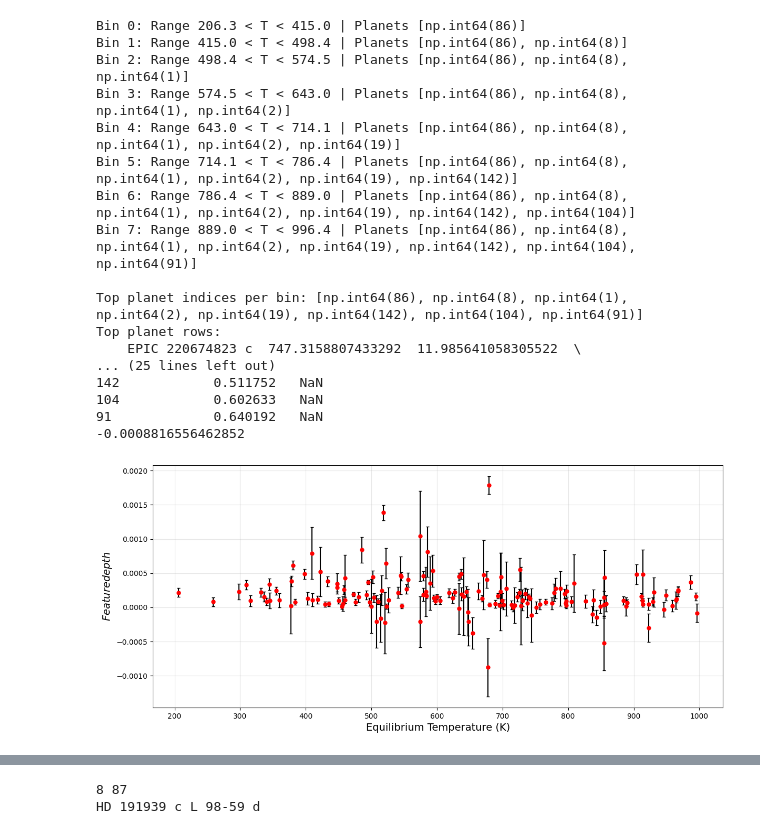
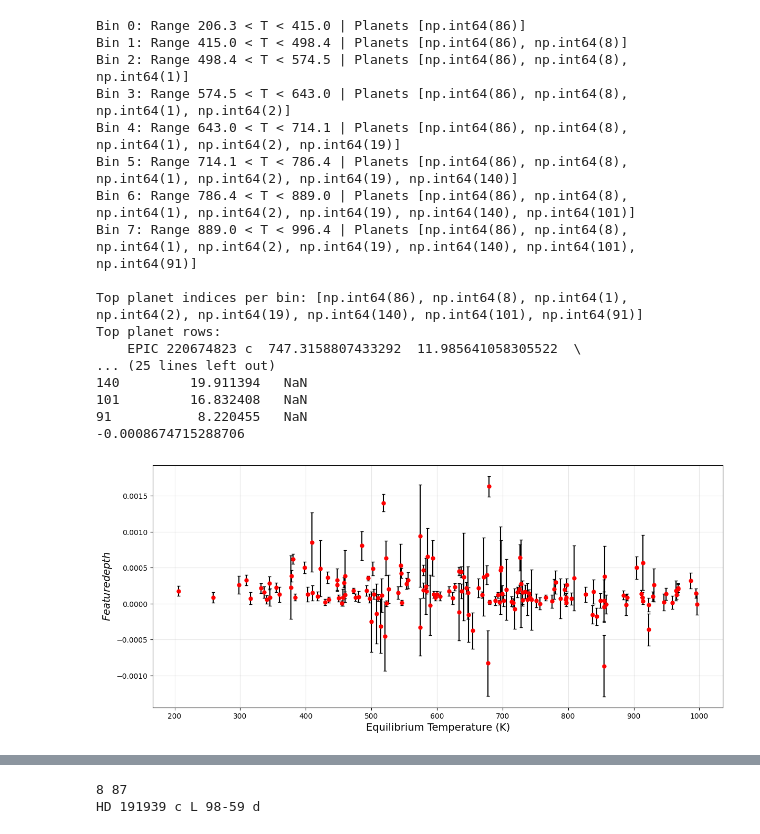
Before and after one commit to JackDavidMaher/Group-Studies---Exoplanets, a Jupyter notebook: Code/Miles_comparison_code.ipynb, the cells around one changed output, grey strips where cells are left out. Saved outputs shown, nothing was run; the diff lists cells and outputs as text; code cells hidden in the pictures.

```diff
--- a/Code/Miles_comparison_code.ipynb
+++ b/Code/Miles_comparison_code.ipynb
@@ -11,7 +11,7 @@ import pandas as pd
 import numpy as np
 import matplotlib.pyplot as plt
 
-array_1 = pd.read_csv('../Group 1 Full Loop Code/165 planets data/pandexo csv files/results20260219_172223.csv', comment='#')
+array_1 = pd.read_csv(r'C:\Users\Miles\OneDrive\Documents\uni stuff\Year 3\Group studies\Group-Studies---Exoplanets\Group 1 Full Loop Code\165 planets data\pandexo csv files\results20260212_163633.csv', comment='#')
 
 Feature_heights     = array_1.iloc[:, 3]
 Feature_heights_err = array_1.iloc[:, 4]
@@ -47,42 +47,42 @@ for i in range(Bin_number):
         good_planets.append(top_in_bin)
 
     # Fix: print the actual top value instead of empty {}
     top_val = ordered_subset.iloc[0] if len(ordered_subset) > 0 else None
     print(f'Bin {i}: Range {lower:.1f} < T < {upper:.1f} | Planets {good_planets}')
 
 print('\nTop planet indices per bin:', good_planets)
 print('Top planet rows:')
 print(array_1.loc[good_planets])
 
 print(min(array_1.iloc[:, 3]))
 
 plt.figure(figsize=(14, 6))
 plt.errorbar(array_1.iloc[:, 1], array_1.iloc[:, 3], array_1.iloc[:, 4],
              fmt='o', markersize=5, color='red', ecolor='black', capsize=2, label='Feature bin')
 plt.xlabel('Equilibrium Temperature (K)', fontsize=14)
 plt.ylabel('$Feature depth$', fontsize=14)
 plt.grid(True, which='major', alpha=0.3, linestyle='-', linewidth=0.8)
 plt.grid(True, which='minor', alpha=0.15, linestyle=':', linewidth=0.5)
 plt.show()
 # %% [output]
 Bin 0: Range 206.3 < T < 415.0 | Planets [np.int64(86)]
 Bin 1: Range 415.0 < T < 498.4 | Planets [np.int64(86), np.int64(8)]
 Bin 2: Range 498.4 < T < 574.5 | Planets [np.int64(86), np.int64(8), np.int64(1)]
 Bin 3: Range 574.5 < T < 643.0 | Planets [np.int64(86), np.int64(8), np.int64(1), np.int64(2)]
 Bin 4: Range 643.0 < T < 714.1 | Planets [np.int64(86), np.int64(8), np.int64(1), np.int64(2), np.int64(19)]
-Bin 5: Range 714.1 < T < 786.4 | Planets [np.int64(86), np.int64(8), np.int64(1), np.int64(2), np.int64(19), np.int64(142)]
-Bin 6: Range 786.4 < T < 889.0 | Planets [np.int64(86), np.int64(8), np.int64(1), np.int64(2), np.int64(19), np.int64(142), np.int64(104)]
-Bin 7: Range 889.0 < T < 996.4 | Planets [np.int64(86), np.int64(8), np.int64(1), np.int64(2), np.int64(19), np.int64(142), np.int64(104), np.int64(91)]
+Bin 5: Range 714.1 < T < 786.4 | Planets [np.int64(86), np.int64(8), np.int64(1), np.int64(2), np.int64(19), np.int64(140)]
+Bin 6: Range 786.4 < T < 889.0 | Planets [np.int64(86), np.int64(8), np.int64(1), np.int64(2), np.int64(19), np.int64(140), np.int64(101)]
+Bin 7: Range 889.0 < T < 996.4 | Planets [np.int64(86), np.int64(8), np.int64(1), np.int64(2), np.int64(19), np.int64(140), np.int64(101), np.int64(91)]
 
-Top planet indices per bin: [np.int64(86), np.int64(8), np.int64(1), np.int64(2), np.int64(19), np.int64(142), np.int64(104), np.int64(91)]
+Top planet indices per bin: [np.int64(86), np.int64(8), np.int64(1), np.int64(2), np.int64(19), np.int64(140), np.int64(101), np.int64(91)]
 Top planet rows:
     EPIC 220674823 c  747.3158807433292  11.985641058305522  \
 ... (25 lines left out)
-142            0.511752   NaN
-104            0.602633   NaN
-91             0.640192   NaN
--0.0008816556462852
+140         19.911394   NaN
+101         16.832408   NaN
+91           8.220455   NaN
+-0.0008674715288706
-[figure, old version]
+[figure, new version]
 # %%
 import pandas as pd
 import numpy as np
```
Also changed, not shown: parts of 4 cells of this notebook, 2 other files.
